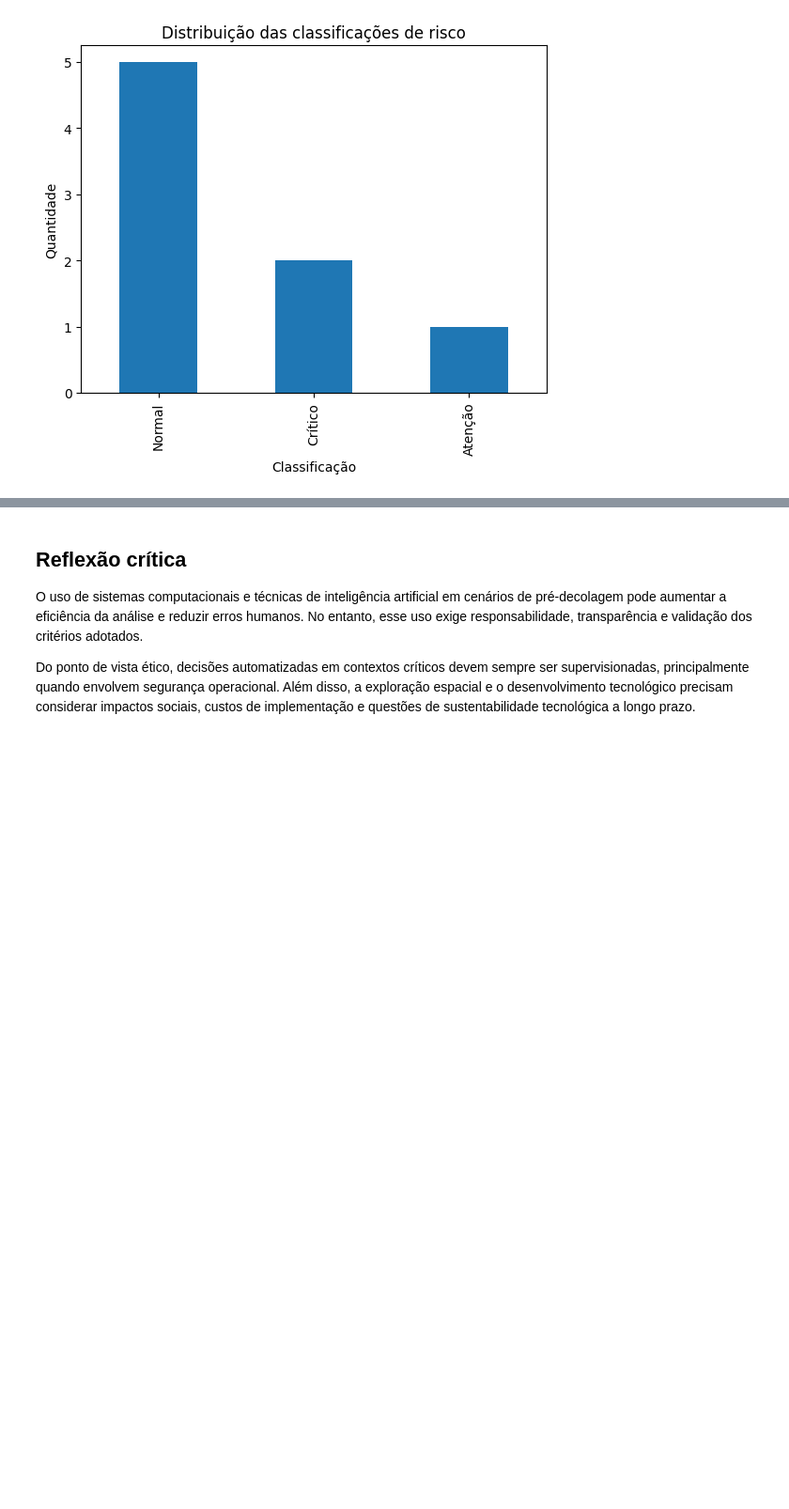
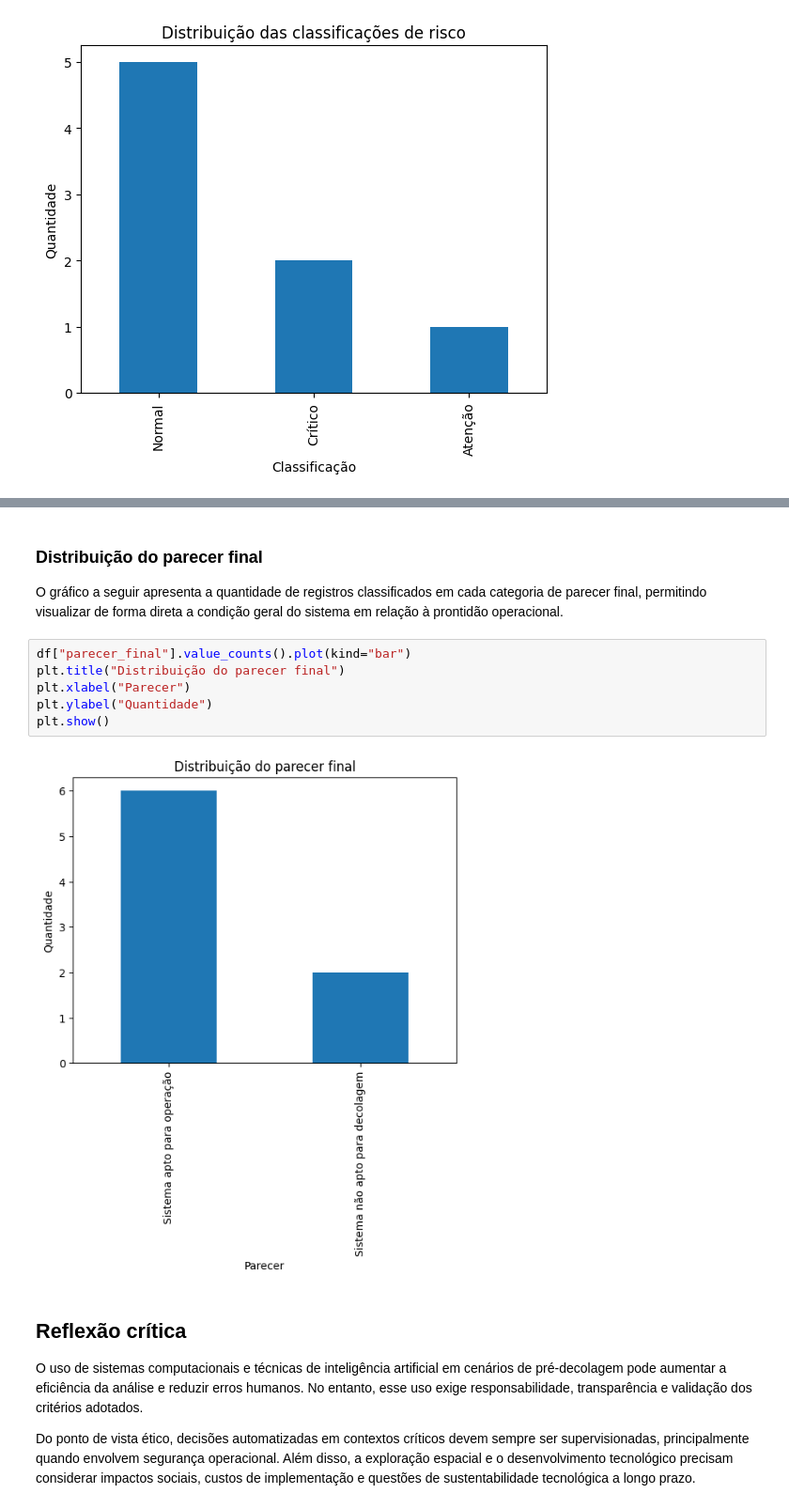
Before and after one commit to QTAlox/RELATORIO-OPERACIONAL-DE-PRE-DECOLAGEM, a Jupyter notebook: notebook/analise_telemetria.ipynb, the cells around one changed output, grey strips where cells are left out. Shown at 94% size. Drawn from its saved outputs; the diff is of its cells as text; blank space fills up the shorter version.

```diff
--- a/notebook/analise_telemetria.ipynb
+++ b/notebook/analise_telemetria.ipynb
@@ -147,3 +261,14 @@ A aplicação de regras para classificação de risco e detecção de anomalias
+# %% [markdown]
+### Distribuição do parecer final
+O gráfico a seguir apresenta a quantidade de registros classificados em cada categoria de parecer final, permitindo visualizar de forma direta a condição geral do sistema em relação à prontidão operacional.
+# %%
+df["parecer_final"].value_counts().plot(kind="bar")
+plt.title("Distribuição do parecer final")
+plt.xlabel("Parecer")
+plt.ylabel("Quantidade")
+plt.show()
+# %% [output]
+[figure, added]
 # %% [markdown]
 ## Reflexão crítica
 O uso de sistemas computacionais e técnicas de inteligência artificial em cenários de pré-decolagem pode aumentar a eficiência da análise e reduzir erros humanos. No entanto, esse uso exige responsabilidade, transparência e validação dos critérios adotados.
```
Also changed, not shown: parts of 22 cells of this notebook, 1 other file.
